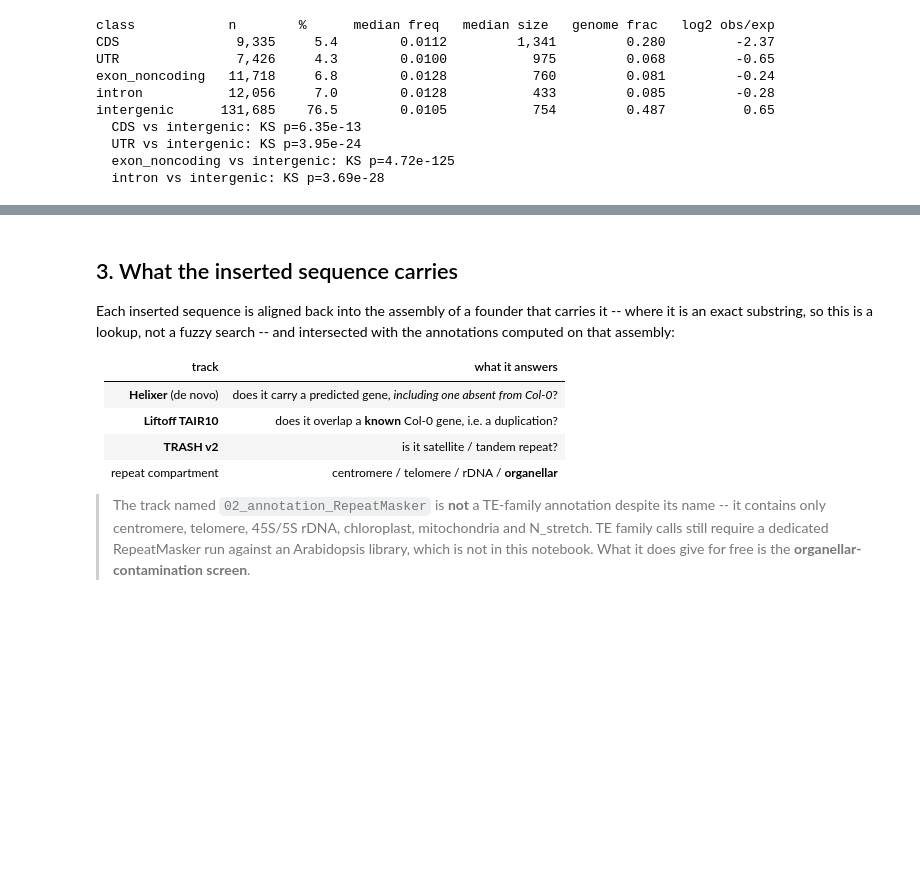
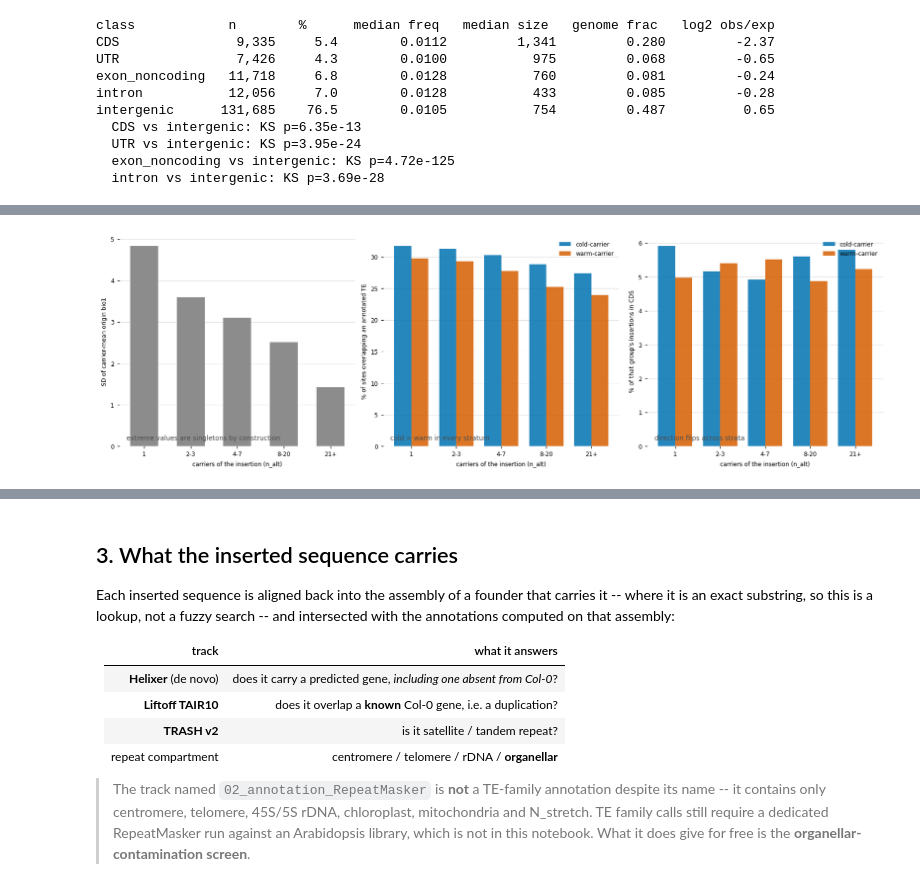
Before and after one commit to Tatianabellagio/kMate, a Jupyter notebook: analysis/grenenet_selection/notebooks/sv_insertion_content.ipynb, the cells around one changed output, grey strips where cells are left out. Drawn from its saved outputs; the diff is of its cells as text; code cells hidden in the pictures; blank space fills up the shorter version.

```diff
--- a/analysis/grenenet_selection/notebooks/sv_insertion_content.ipynb
+++ b/analysis/grenenet_selection/notebooks/sv_insertion_content.ipynb
@@ -205,0 +167,65 @@ median freq: cold 0.0128  warm 0.0055  KS p=0.00e+00
+# %%
+
+STRATA=[(1,1),(2,3),(4,7),(8,20),(21,10**6)]
+def split(df):
+    q=df.carrier_bio1.quantile([.25,.75])
+    g=np.where(df.carrier_bio1<=q.iloc[0],"cold",np.where(df.carrier_bio1>=q.iloc[1],"warm","mid"))
+    return df.assign(grp=g)
+
+# frequency-matched group assignment, kept on D so section 3 inherits the SAME matching
+D["carrier_grp"]="mid"
+for a,b in STRATA:
+    sel=(D.n_alt>=a)&(D.n_alt<=b)
+    q=D.loc[sel,"carrier_bio1"].quantile([.25,.75])
+    D.loc[sel,"carrier_grp"]=np.where(D.loc[sel,"carrier_bio1"]<=q.iloc[0],"cold-carrier",
+                             np.where(D.loc[sel,"carrier_bio1"]>=q.iloc[1],"warm-carrier","mid"))
+GC={"cold-carrier":"#0072B2","warm-carrier":"#D55E00"}
+
+labs=[f"{a}" if a==b else (f"{a}-{b}" if b<10**5 else f"{a}+") for a,b in STRATA]
+sds=[D.loc[(D.n_alt>=a)&(D.n_alt<=b),"carrier_bio1"].std() for a,b in STRATA]
+ns=[int(((D.n_alt>=a)&(D.n_alt<=b)).sum()) for a,b in STRATA]
+tec,tew,cc,cw=[],[],[],[]
+for a,b in STRATA:
+    t=split(D[(D.n_alt>=a)&(D.n_alt<=b)]); t=t[t.grp!="mid"]
+    tec.append(100*t.loc[t.grp=="cold","te_overlap"].mean())
+    tew.append(100*t.loc[t.grp=="warm","te_overlap"].mean())
+    comp=pd.crosstab(t.grp,t.genic,normalize="index")*100
+    cc.append(comp.loc["cold","CDS"]); cw.append(comp.loc["warm","CDS"])
+
+fig,ax=plt.subplots(1,3,figsize=(15,4.6))
+x=np.arange(len(STRATA)); w=0.38
+style(ax[0],axis="y")
+ax[0].bar(x,sds,color="0.55",width=0.6,linewidth=0)
+ax[0].set_xticks(x); ax[0].set_xticklabels(labs,fontsize=8)
+ax[0].set_xlabel("carriers of the insertion (n_alt)")
+ax[0].set_ylabel("SD of carrier-mean origin bio1")
+stat(ax[0],"extreme values are singletons by construction")
+
+for a_,vals_c,vals_w,yl,note in ((ax[1],tec,tew,"% of sites overlapping an annotated TE",
+                                  "cold > warm in every stratum"),
+                                 (ax[2],cc,cw,"% of that group's insertions in CDS",
+                                  "direction flips across strata")):
+    style(a_,axis="y")
+    a_.bar(x-w/2,vals_c,width=w,color="#0072B2",alpha=0.85,label="cold-carrier",linewidth=0)
+    a_.bar(x+w/2,vals_w,width=w,color="#D55E00",alpha=0.85,label="warm-carrier",linewidth=0)
+    a_.set_xticks(x); a_.set_xticklabels(labs,fontsize=8)
+    a_.set_xlabel("carriers of the insertion (n_alt)"); a_.set_ylabel(yl)
+    a_.legend(frameon=False,fontsize=8); stat(a_,note)
+fig.tight_layout(); fig.savefig(f"{G}/plots/ins_carrier_climate.png",dpi=130,bbox_inches="tight"); plt.show()
+
+print("COUPLING CHECK -- SD of carrier-mean origin bio1 by carrier count:")
+for l,sd,n in zip(labs,sds,ns): print(f"  n_alt {l:<6} n={n:>7,}  sd={sd:.2f}")
+u=split(D); u=u[u.grp!="mid"]
+print("\nUNMATCHED split (CONFOUNDED -- for contrast, do not quote):")
+print(f"  median freq  cold {u.loc[u.grp=='cold','freq'].median():.4f}   warm {u.loc[u.grp=='warm','freq'].median():.4f}")
+print(f"  pct private  cold {100*(u.loc[u.grp=='cold','n_alt']==1).mean():.1f}    warm {100*(u.loc[u.grp=='warm','n_alt']==1).mean():.1f}")
+print("\nFREQUENCY-MATCHED (the valid comparison):")
+print(f"  {'stratum':<10}{'n':>9}{'TE cold':>10}{'TE warm':>10}{'CDS cold':>10}{'CDS warm':>10}")
+for l,n,tc,tw,c1,c2 in zip(labs,ns,tec,tew,cc,cw):
+    print(f"  {l:<10}{n:>9,}{tc:>10.1f}{tw:>10.1f}{c1:>10.2f}{c2:>10.2f}")
+print("\n  TE overlap: cold > warm in %d/%d strata (consistent -> credible)"%(
+      sum(1 for a,b in zip(tec,tew) if a>b),len(tec)))
+print("  CDS share : cold > warm in %d/%d strata (flips -> not a signal)"%(
+      sum(1 for a,b in zip(cc,cw) if a>b),len(cc)))
+# %% [output]
+[figure, added]
```
Also changed, not shown: parts of 10 cells of this notebook, 3 other files.
